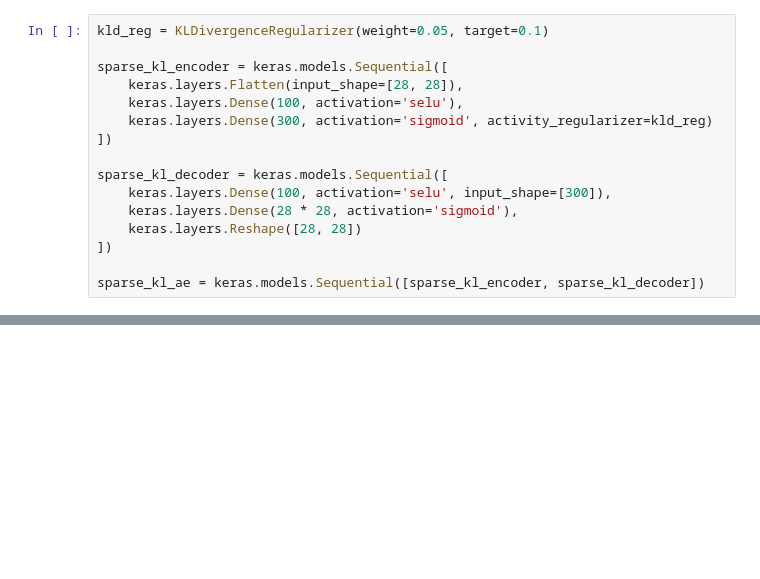
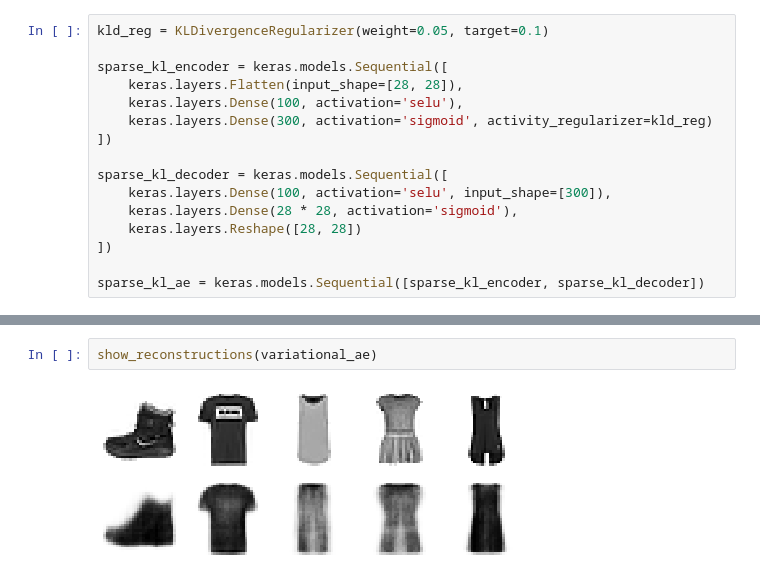
Before and after one commit to jhrcook/100DaysOfPython, a Jupyter notebook: HandsOnMachineLearningWithScikitLearnAndTensorFlow/homl_ch17_Representation-learning-and-generative-learning-using-autoencoders-and-gans.ipynb, the cells around one changed output, grey strips where cells are left out. Drawn from its saved outputs; the diff is of its cells as text; blank space fills up the shorter version.

```diff
--- a/HandsOnMachineLearningWithScikitLearnAndTensorFlow/homl_ch17_Representation-learning-and-generative-learning-using-autoencoders-and-gans.ipynb
+++ b/HandsOnMachineLearningWithScikitLearnAndTensorFlow/homl_ch17_Representation-learning-and-generative-learning-using-autoencoders-and-gans.ipynb
@@ -406,0 +526,4 @@ sparse_kl_ae = keras.models.Sequential([sparse_kl_encoder, sparse_kl_decoder])
+# %%
+show_reconstructions(variational_ae)
+# %% [output]
+[figure, added]
```
Also changed, not shown: parts of 22 cells of this notebook, 12 other files.
